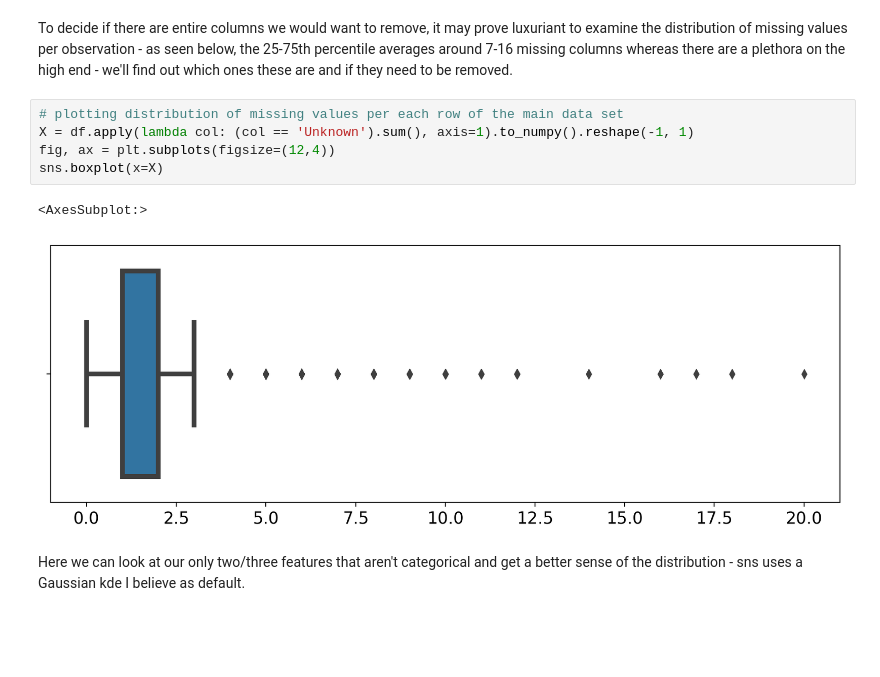
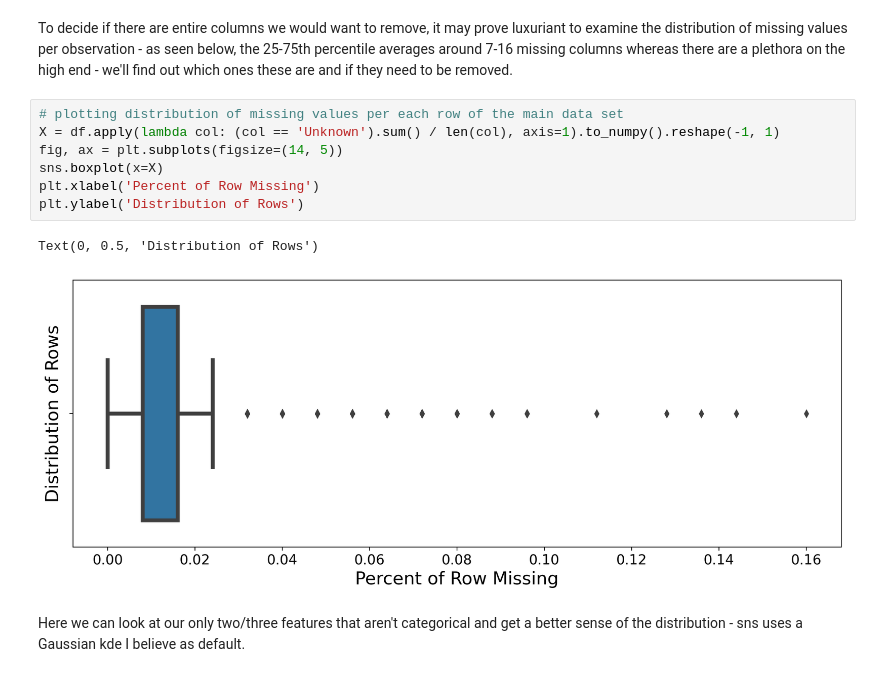
Before and after one commit to Yu-Group/clinical-rule-vetting, a Jupyter notebook: rulevetting/projects/tbi_pecarn/notebooks/00_eda.ipynb, the cells around one changed output. Cells and saved outputs as stored; diff of their text form; blank space fills up the shorter version.

```diff
--- a/rulevetting/projects/tbi_pecarn/notebooks/00_eda.ipynb
+++ b/rulevetting/projects/tbi_pecarn/notebooks/00_eda.ipynb
@@ -82,12 +83,14 @@ df.loc[df['HospHead'] == 'Unknown', ['HospHead', 'PosCT', 'HospHeadPosCT']]
 To decide if there are entire columns we would want to remove, it may prove luxuriant to examine the distribution of missing values per observation - as seen below, the 25-75th percentile averages around 7-16 missing columns whereas there are a plethora on the high end - we'll find out which ones these are and if they need to be removed.
 # %%
 # plotting distribution of missing values per each row of the main data set
-X = df.apply(lambda col: (col == 'Unknown').sum(), axis=1).to_numpy().reshape(-1, 1)
-fig, ax = plt.subplots(figsize=(12,4))
+X = df.apply(lambda col: (col == 'Unknown').sum() / len(col), axis=1).to_numpy().reshape(-1, 1)
+fig, ax = plt.subplots(figsize=(14, 5))
 sns.boxplot(x=X)
+plt.xlabel('Percent of Row Missing')
+plt.ylabel('Distribution of Rows')
 # %% [output]
-<AxesSubplot:>
+Text(0, 0.5, 'Distribution of Rows')
-[figure, old version]
+[figure, new version]
 # %% [markdown]
 Here we can look at our only two/three features that aren't categorical and get a better sense of the distribution - sns uses a Gaussian kde I believe as default.
 # %%
```
Also changed, not shown: parts of 4 cells of this notebook, 1 other file.
